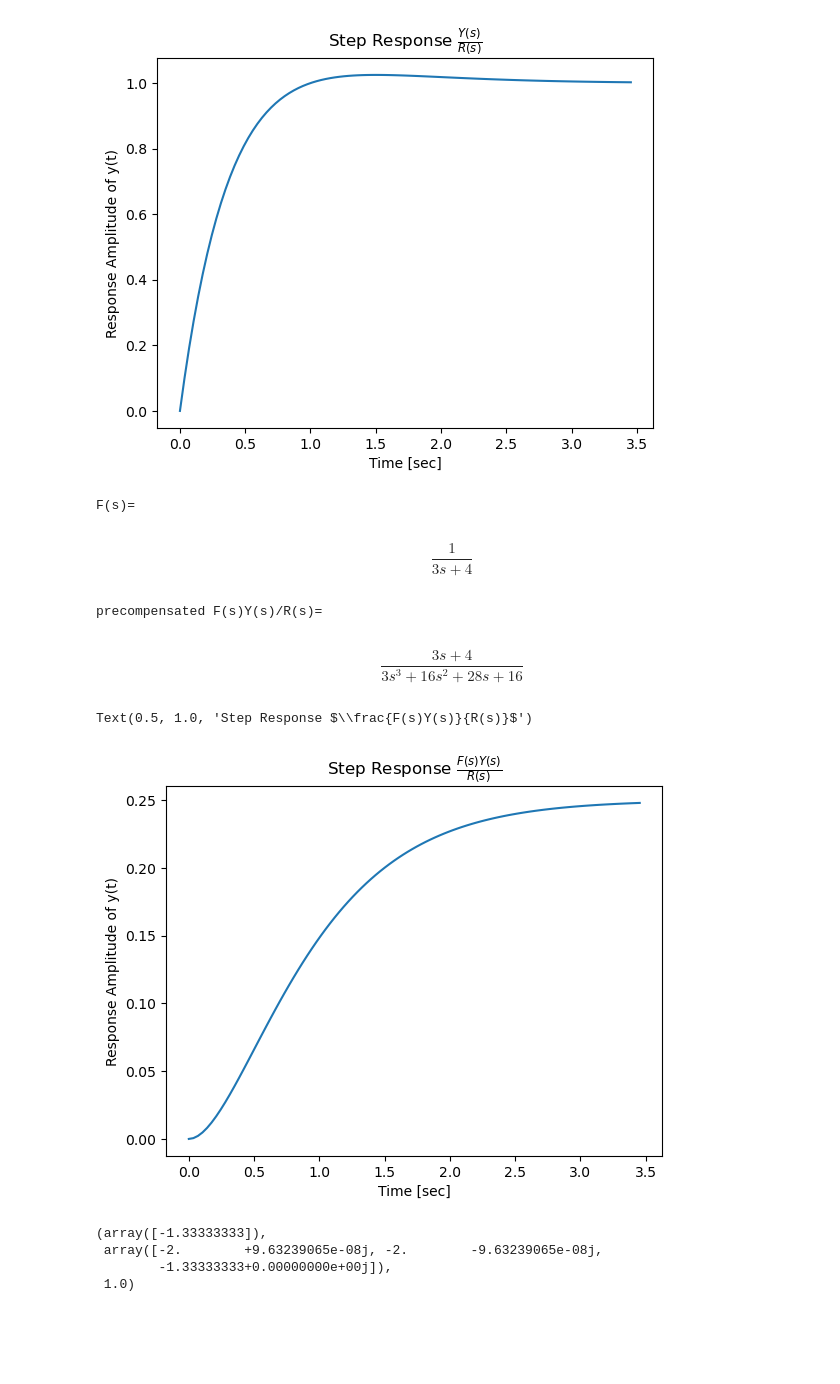
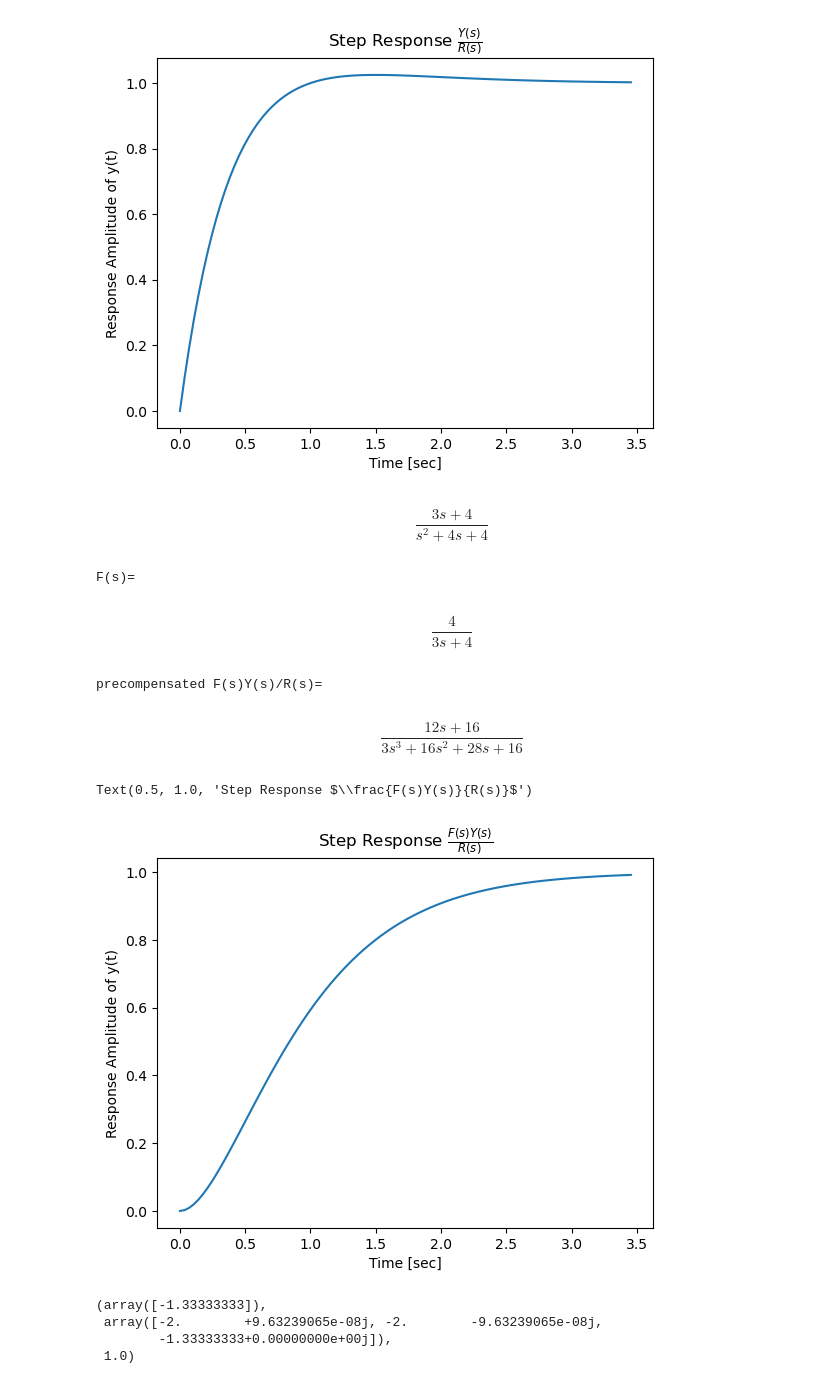
Before and after one commit to ninja-lab/Autonomy, a Jupyter notebook: HW2.ipynb, the cells around one changed output. Saved outputs shown, nothing was run; the diff lists cells and outputs as text; code cells hidden in the pictures; blank space fills up the shorter version.

```diff
--- a/HW2.ipynb
+++ b/HW2.ipynb
@@ -247,26 +247,30 @@ ax.set_title(r'Step Response $\frac{Y(s)}{R(s)}$')
 # %% [output]
 Text(0.5, 1.0, 'Step Response $\\frac{Y(s)}{R(s)}$')
 [figure]
+# %%
+YoverR
+# %% [output]
+$$\frac{3 s + 4}{s^2 + 4 s + 4}$$
 # %%
 #2f
-F = tf(1, YoverR.num[0][0])
+F = tf(4, YoverR.num[0][0])
 print('F(s)=')
 display(F)
 print('precompensated F(s)Y(s)/R(s)=')
 display(series(F, YoverR))
 fig, ax = plt.subplots()
 yout, t_eval = step(series(YoverR,F))
 ax.plot(t_eval, yout)#, label=r'$\omega =$' +f'{w}')
 ax.set_ylabel('Response Amplitude of y(t)')
 ax.set_xlabel('Time [sec]')
 ax.set_title(r'Step Response $\frac{F(s)Y(s)}{R(s)}$')
 # %% [output]
 F(s)=
-$$\frac{1}{3 s + 4}$$
+$$\frac{4}{3 s + 4}$$
 precompensated F(s)Y(s)/R(s)=
-$$\frac{3 s + 4}{3 s^3 + 16 s^2 + 28 s + 16}$$
+$$\frac{12 s + 16}{3 s^3 + 16 s^2 + 28 s + 16}$$
 Text(0.5, 1.0, 'Step Response $\\frac{F(s)Y(s)}{R(s)}$')
-[figure, old version]
+[figure, new version]
 # %%
 YR2 = series(F, YoverR)
 YR2
```
Also changed, not shown: 43 other files.
